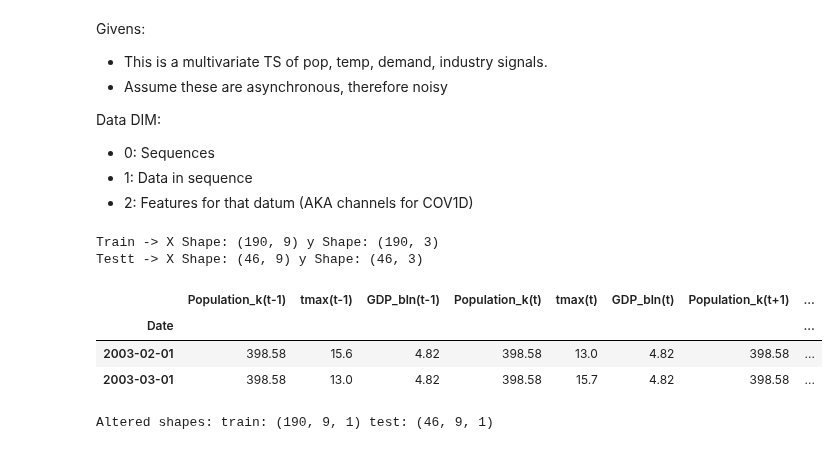
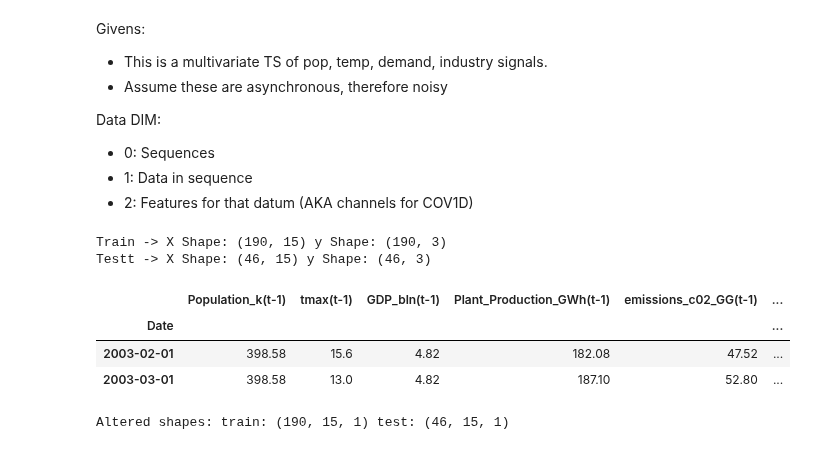
Before and after one commit to ATECO-malta/applied_ml_assignment, a Jupyter notebook: nn_model.ipynb, the cells around one changed output. Saved outputs shown, nothing was run; the diff lists cells and outputs as text; code cells hidden in the pictures.

```diff
--- a/nn_model.ipynb
+++ b/nn_model.ipynb
@@ -64,8 +64,9 @@ FEATURES = [
     "tmax",
     "GDP_bln",
     "Plant_Production_GWh",
+    "emissions_c02_GG",
 ]
-TARGET =
+TARGET = "Max_Demand_GW"
 INDEX = "Date"
 TIME_WINDOW = 1
 LAGS = 1
@@ -252,39 +253,47 @@ Data DIM:
 # %%
 def encode_lagged_timeseries(data_df, window=TIME_WINDOW, lag=LAGS):
     sequences, features = list(), list()
     for i in range(window, 0, -1):
         sequences.append(data_df.shift(i))
         features += [("%s(t-%d)" % (col, i)) for col in data_df.columns]
 
     sequences.append(data_df)
     features += [("%s(t)" % (col)) for col in data_df.columns]
 
     # the target label - next month if lag is 1
     sequences.append(data_df.shift(-lag))
     features += [("%s(t+%d)" % (col, lag)) for col in data_df.columns]
 
     ts_df = pd.concat(sequences, axis=1)
     ts_df.columns = features
     ts_df.dropna(inplace=True)
 
     return ts_df
 
 
-X = encode_lagged_timeseries(train_df[FEATURES])
-y = encode_lagged_timeseries(train_df[[TARGET]])
-Xt = encode_lagged_timeseries(test_df[FEATURES])
-yt = encode_lagged_timeseries(test_df[[TARGET]])
+train_df_scaled = train_df.copy()
+test_df_scaled = test_df.copy()
+
+# Values are too low for this NN, descale from GW to MW.
+# Further feature engineering will be done on these DFs.
+train_df_scaled[TARGET] = train_df_scaled[TARGET] * 100
+test_df_scaled[TARGET] = test_df_scaled[TARGET] * 100
+
+X = encode_lagged_timeseries(train_df_scaled[FEATURES])
+y = encode_lagged_timeseries(train_df_scaled[[TARGET]])
+Xt = encode_lagged_timeseries(test_df_scaled[FEATURES])
+yt = encode_lagged_timeseries(test_df_scaled[[TARGET]])
 
 print(f"Train -> X Shape: {X.shape} y Shape: {y.shape} ")
 print(f"Testt -> X Shape: {Xt.shape} y Shape: {yt.shape} ")
 X.head(2)
 # %% [output]
-Train -> X Shape: (190, 9) y Shape: (190, 3)
-Testt -> X Shape: (46, 9) y Shape: (46, 3)
+Train -> X Shape: (190, 15) y Shape: (190, 3)
+Testt -> X Shape: (46, 15) y Shape: (46, 3)
-|  | Population_k(t-1) | tmax(t-1) | GDP_bln(t-1) | Population_k(t) | tmax(t) | GDP_bln(t) | Population_k(t+1) | ... |
-| Date |  |  |  |  |  |  |  | ... |
-| 2003-02-01 | 398.58 | 15.6 | 4.82 | 398.58 | 13.0 | 4.82 | 398.58 | ... |
-| 2003-03-01 | 398.58 | 13.0 | 4.82 | 398.58 | 15.7 | 4.82 | 398.58 | ... |
+|  | Population_k(t-1) | tmax(t-1) | GDP_bln(t-1) | Plant_Production_GWh(t-1) | emissions_c02_GG(t-1) | ... |
+| Date |  |  |  |  |  | ... |
+| 2003-02-01 | 398.58 | 15.6 | 4.82 | 182.08 | 47.52 | ... |
+| 2003-03-01 | 398.58 | 13.0 | 4.82 | 187.10 | 52.80 | ... |
 # %%
 X_series = X.values.reshape((X.shape[0], X.shape[1], 1))
 Xt_series = Xt.values.reshape((Xt.shape[0], Xt.shape[1], 1))
@@ -294,4 +303,4 @@ yt_series = yt.values.reshape((yt.shape[0], yt.shape[1], 1))
 
 print(f"Altered shapes: train: {X_series.shape} test: {Xt_series.shape}")
 # %% [output]
-Altered shapes: train: (190, 9, 1) test: (46, 9, 1)
+Altered shapes: train: (190, 15, 1) test: (46, 15, 1)
```
Also changed, not shown: parts of 11 cells of this notebook.
